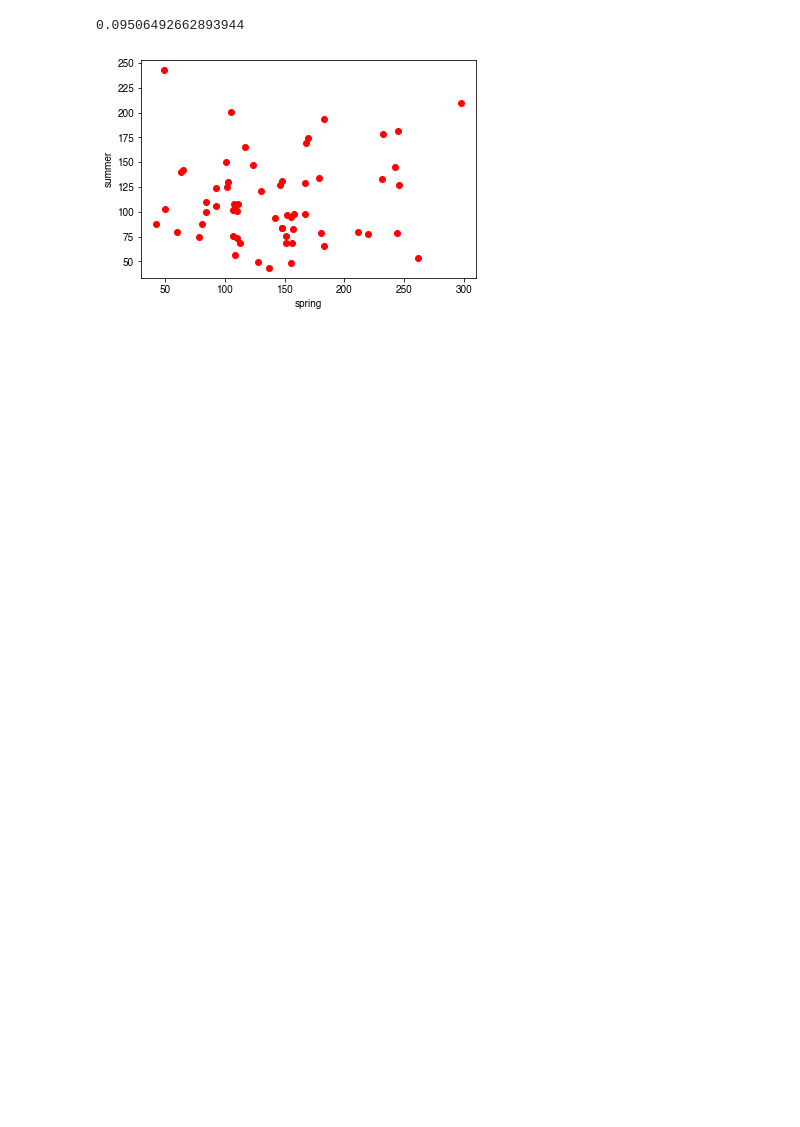
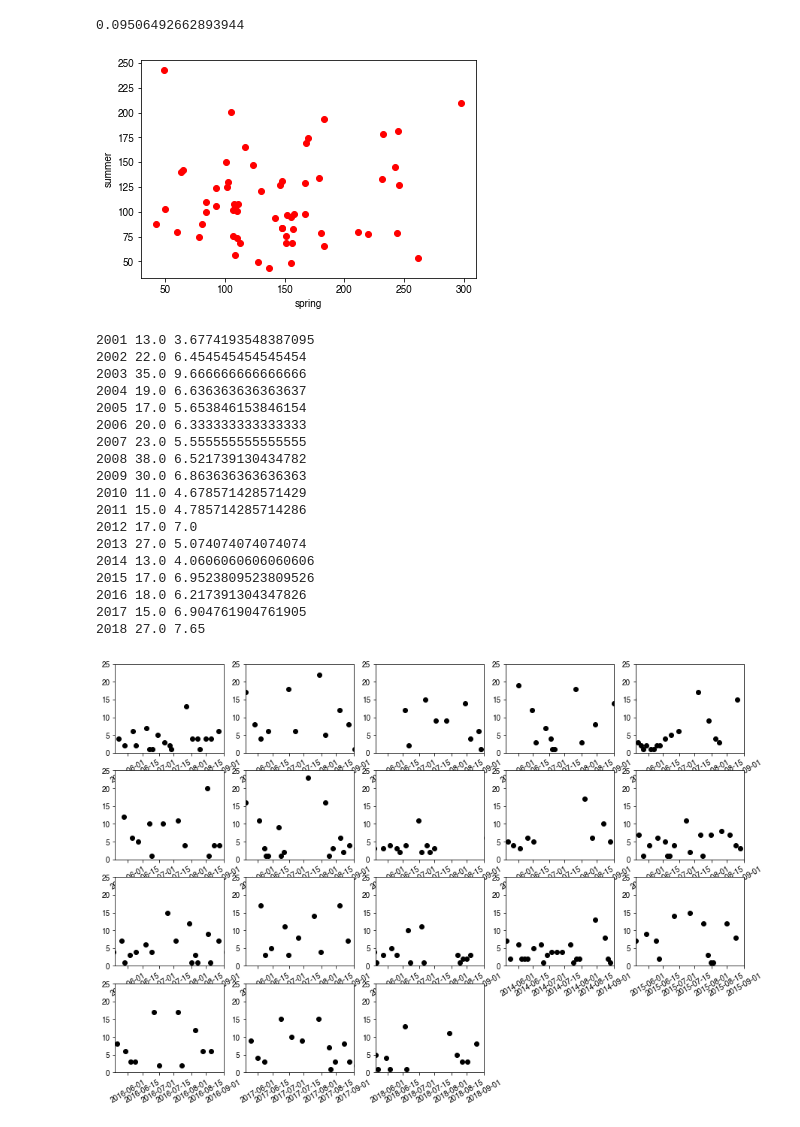
Before and after one commit to mdekauwe/TasFACE_rainfall, a Jupyter notebook: TasFACE_rainfall_analysis.ipynb, the cells around one changed output. Drawn from its saved outputs; the diff is of its cells as text; code cells hidden in the pictures; blank space fills up the shorter version.

Commit message:
Added matching plot

```diff
--- a/TasFACE_rainfall_analysis.ipynb
+++ b/TasFACE_rainfall_analysis.ipynb
@@ -214,0 +245,40 @@ print(np.corrcoef(spring, summer)[0, 1])
+# %%
+df_spells = pd.DataFrame(dry_days, columns=['dry'])
+df_spells['dates'] = df.index
+df_spells = df_spells.set_index('dates')
+df_spells['dry'] = df_spells['dry'].mask(df_spells['dry'] == 0)
+# %%
+import datetime
+fig = plt.figure(figsize=(15, 10))
+
+for i,year in enumerate(np.arange(2001, 2019)):
+    fig.add_subplot(4, 5, i+1)
+
+    df_yr = df_spells[df_spells.index.year == year]
+    df_yr = df_yr[~np.isnan(df_yr.dry)]
+    df_grw = df_yr[(df_yr.index.month >= 4) & (df_yr.index.month < 10)]
+    print(year, df_grw.dry.max(), df_grw.dry.mean())
+    plt.plot(df_grw.index, df_grw.dry, "ko")
+    plt.xticks(rotation=30)
+    plt.xlim([datetime.date(year, 5, 20), datetime.date(year, 9, 1)])
+    plt.ylim(0, 25)
+# %% [output]
+2001 13.0 3.6774193548387095
+2002 22.0 6.454545454545454
+2003 35.0 9.666666666666666
+2004 19.0 6.636363636363637
+2005 17.0 5.653846153846154
+2006 20.0 6.333333333333333
+2007 23.0 5.555555555555555
+2008 38.0 6.521739130434782
+2009 30.0 6.863636363636363
+2010 11.0 4.678571428571429
+2011 15.0 4.785714285714286
+2012 17.0 7.0
+2013 27.0 5.074074074074074
+2014 13.0 4.0606060606060606
+2015 17.0 6.9523809523809526
+2016 18.0 6.217391304347826
+2017 15.0 6.904761904761905
+2018 27.0 7.65
+[figure, added]
```
Also changed, not shown: parts of 3 cells of this notebook.
